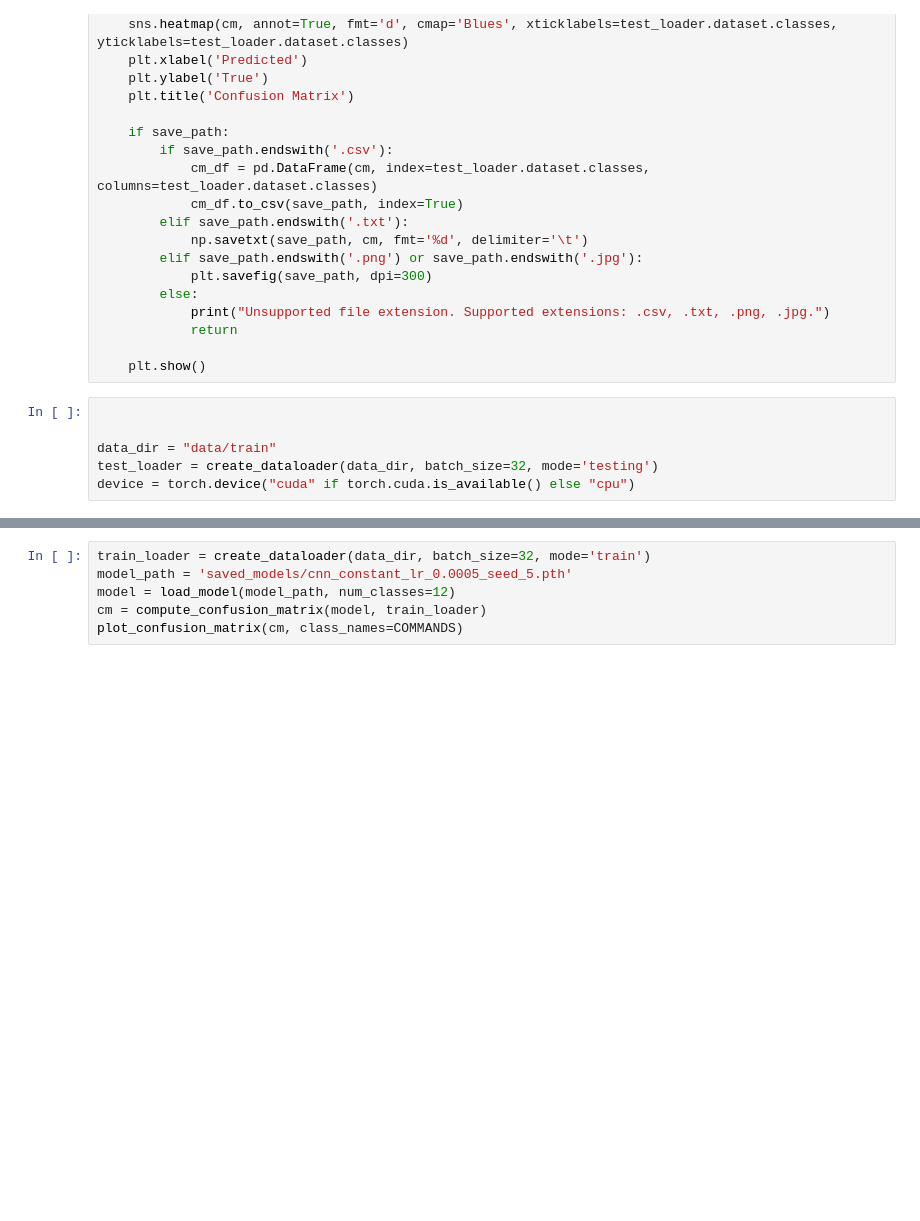
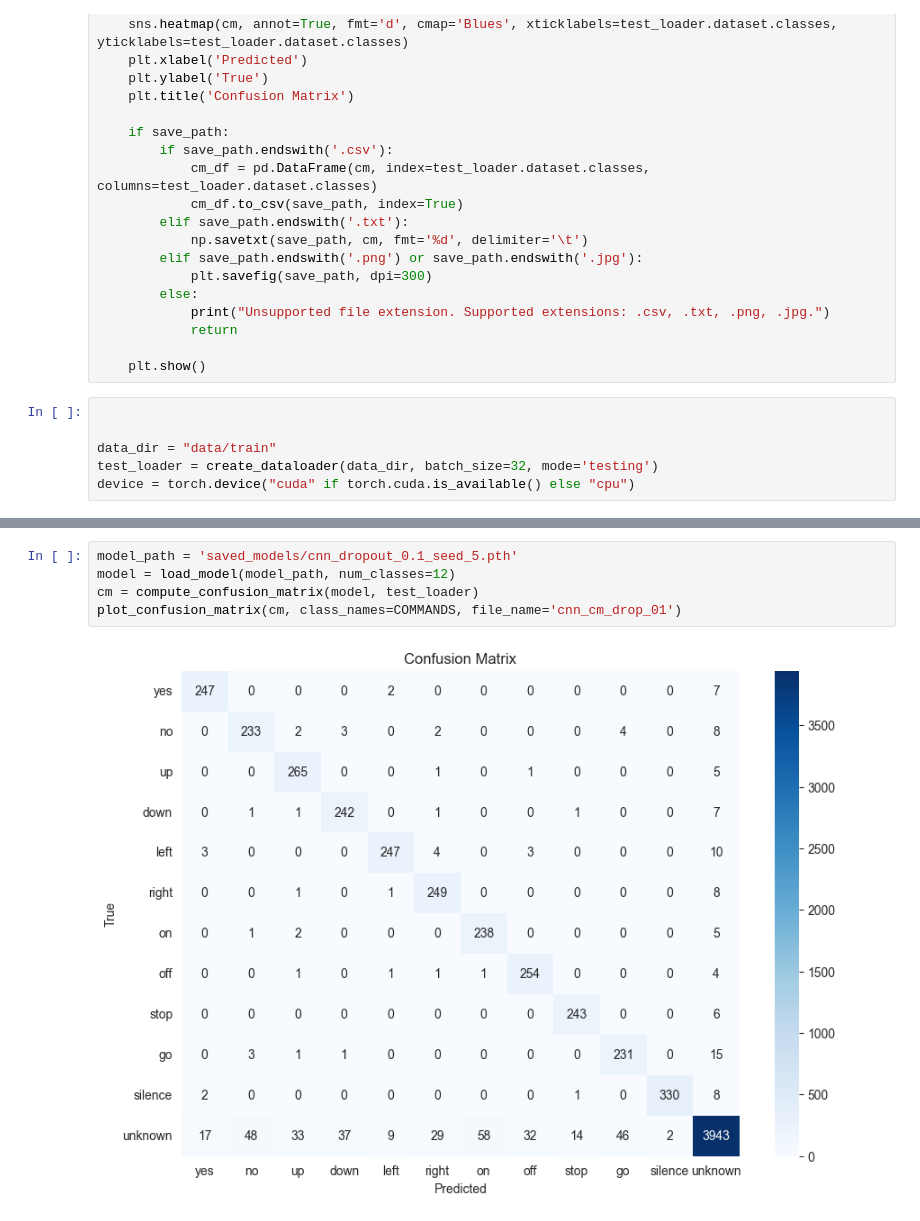
Before and after one commit to Mafarein/deep_learning_project2, a Jupyter notebook: model_experiments.ipynb, the cells around one changed output, grey strips where cells are left out. Saved outputs shown, nothing was run; the diff lists cells and outputs as text; blank space fills up the shorter version.

Commit message:
model experiments

```diff
--- a/model_experiments.ipynb
+++ b/model_experiments.ipynb
@@ -386,9 +363,10 @@ plot_confusion_matrix(cm, class_names=COMMANDS)
-# %%
-train_loader = create_dataloader(data_dir, batch_size=32, mode='train')
-model_path = 'saved_models/cnn_constant_lr_0.0005_seed_5.pth'
-model = load_model(model_path, num_classes=12)
-cm = compute_confusion_matrix(model, train_loader)
-plot_confusion_matrix(cm, class_names=COMMANDS)
+# %%
+model_path = 'saved_models/cnn_dropout_0.1_seed_5.pth'
+model = load_model(model_path, num_classes=12)
+cm = compute_confusion_matrix(model, test_loader)
+plot_confusion_matrix(cm, class_names=COMMANDS, file_name='cnn_cm_drop_01')
+# %% [output]
+[figure, added]
 # %%
 df_cnn_weights = load_loss_data("saved_losses/cnn_class_weights_seed_*.csv")
 
```
Also changed, not shown: parts of 14 cells of this notebook, 2 other files.
